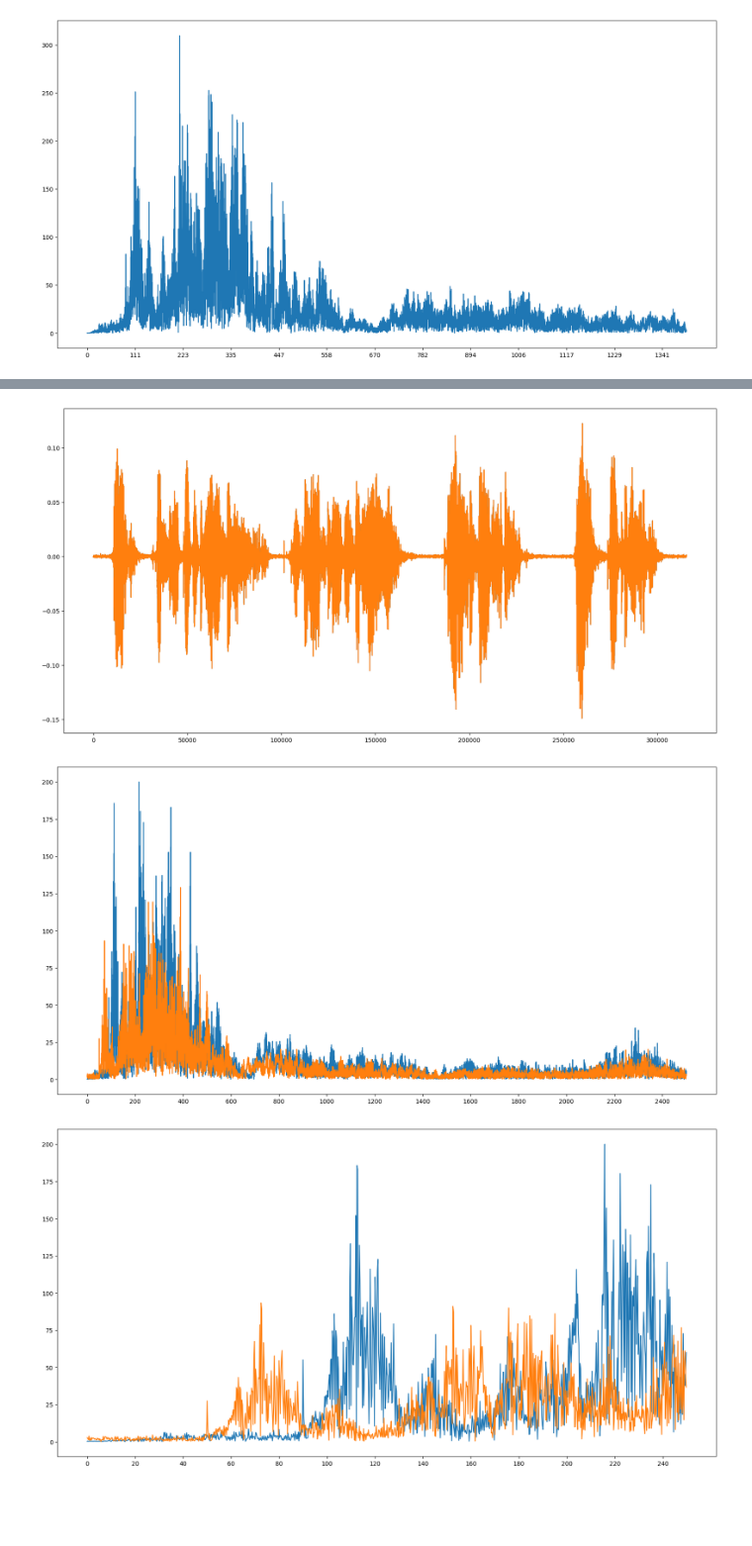
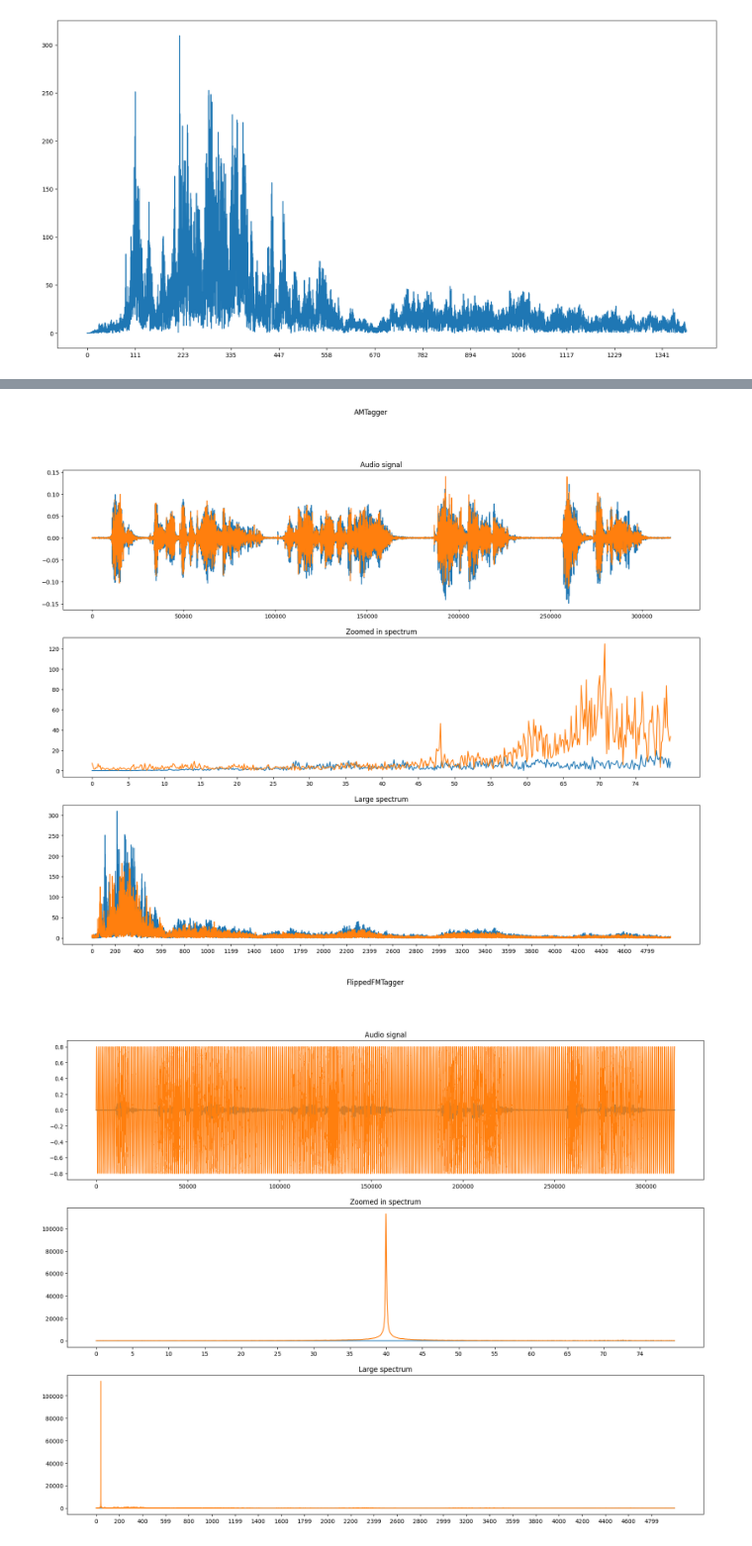
Before and after one commit to michalrzak/auditory-intention-decoding, a Jupyter notebook: notebooks/test_taggers.ipynb, the cells around one changed output, grey strips where cells are left out. Shown at 99% size. Drawn from its saved outputs; the diff is of its cells as text; code cells hidden in the pictures; blank space fills up the shorter version.

Commit message:
Test notebook update (#123)
* updated test_tagger_notebook

```diff
--- a/notebooks/test_taggers.ipynb
+++ b/notebooks/test_taggers.ipynb
@@ -125,6 +84,15 @@ stimulus_binaural = BinauralTagger(40)
-# %%
-do_analysis(stimulus_binaural, audio)
-# %% [output]
-[figure, removed]
-[figure, removed]
-[figure, removed]
+# %%
+taggers = [(AMTagger(42, sine_signal), "AMTagger"),
+            (FlippedFMTagger(40, 0.8), "FlippedFMTagger"),
+            (NoiseTaggingTagger(44100, 126, 256, np.random.default_rng(42)), "NoiseTaggingTagger"),
+            (FMTagger(40, 100), "FMTagger"),
+            (ShiftSumTagger(40), "ShiftSumTagger"),
+            (SpectrumShiftTagger(40), "SpectrumShiftTagger"),
+            (BinauralTagger(40), "BinauralTagger"),
+            (RawTagger(), "RawTagger")]
+# %%
+for tagger, label in taggers:
+    do_analysis(tagger, audio, label)
+# %% [output]
+[figure, added]
+[figure, added]
```
Also changed, not shown: parts of 16 cells of this notebook.
